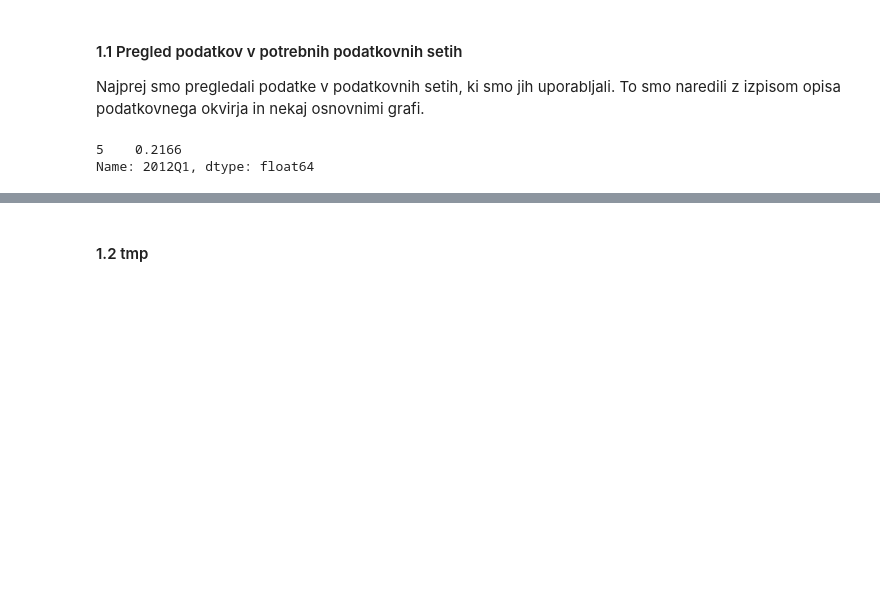
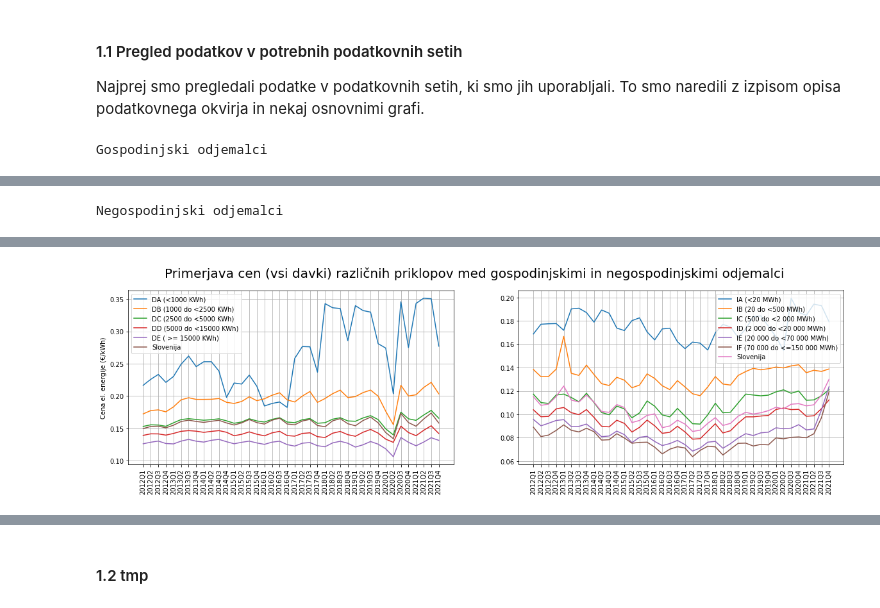
Before and after one commit to cugalord/PR21_NVZ-LS-BK-NZ, a Jupyter notebook: src/price_comparison.ipynb, the cells around one changed output, grey strips where cells are left out. Cells and saved outputs as stored; diff of their text form; code cells hidden in the pictures; blank space fills up the shorter version.

```diff
--- a/src/price_comparison.ipynb
+++ b/src/price_comparison.ipynb
@@ -11,23 +11,64 @@ from reading import data_extraction as de
 import matplotlib.pyplot as plt
 import numpy as np
 import pandas as pd
-from collections import defaultdict
 
 household_prices = de.read('../data/Cene el. energije za gospodinjske odjemalce.csv')
+nonhousehold_prices = de.read('../data/Cene el. energije za negospodinjske odjemalce.csv')
+hp = dict()
+nhp = dict()
 
-#print(household_prices.describe())
+display_side_by_side(household_prices.describe(), nonhousehold_prices.describe(), titles=['Gospodinjski odjemalci', 'Negospodinjski odjemalci'])
 
-hp = dict()
-
+# Prepare dicts of household prices and non household prices. These dicts
+# are used to plot how the prices change over time.
+# Key: user group, value: dict of key(quarter) and value(price)
 for value in household_prices['STANDARDNA PORABNIŠKA SKUPINA (LETNA PORABA)']:
     if value not in hp:
         hp[value] = dict()
 
+for value in nonhousehold_prices['STANDARDNA PORABNIŠKA SKUPINA (LETNA PORABA)']:
+    if value not in nhp:
+        nhp[value] = dict()
+
+# Fill dicts with prices for each user group and quarter, thus symulating a matrix.
+# Prices include all taxes.
 for column in household_prices.columns[2:]:
     for key, value in hp.items():
-        hp[key][column] = household_prices[column][household_prices['STANDARDNA PORABNIŠKA SKUPINA (LETNA PORABA)'] == key][household_prices['CENA'] == 'Z vsemi davki']
+        hp[key][column] = household_prices[column][household_prices['STANDARDNA PORABNIŠKA SKUPINA (LETNA PORABA)'] == key][household_prices['CENA'] == 'Z vsemi davki'].tolist()[0]
 
-print(hp['DA (<1000 KWh)']['2012Q1'])
+for column in nonhousehold_prices.columns[2:]:
+    for key, value in nhp.items():
+        nhp[key][column] = nonhousehold_prices[column][nonhousehold_prices['STANDARDNA PORABNIŠKA SKUPINA (LETNA PORABA)'] == key][nonhousehold_prices['CENA'] == 'Z vsemi davki'].tolist()[0]
+
+# Flatten the internal dicts for use in plotting.
+hits = dict()
+for key, value in hp.items():
+    hits[key] = list(value.values())
+
+nhits = dict()
+for key, value in nhp.items():
+    nhits[key] = list(value.values())
+
+# Get quarter names.
+quarters = [x for x in [y for y in hp.values()][0].keys()]
+
+# Plot data.
+plt.figure(figsize=(20, 5))
+plt.suptitle("Primerjava cen (vsi davki) različnih priklopov med gospodinjskimi in negospodinjskimi odjemalci", fontsize=20)
+plt.subplot(1, 2, 1)
+plt.xticks(rotation=90)
+plt.ylabel("Cena el. energije (€/kWh)")
+plt.grid()
+for key, value in hits.items():
+    plt.plot(quarters, value, label=key)
+plt.legend()
+
+plt.subplot(1, 2, 2)
+plt.xticks(rotation=90)
+plt.grid()
+for key, value in nhits.items():
+    plt.plot(quarters, value, label=key)
+plt.legend()
+plt.show()
 # %% [output]
-5    0.2166
-Name: 2012Q1, dtype: float64
+Gospodinjski odjemalci
@@ -33,0 +84 @@ Name: 2012Q1, dtype: float64
+Negospodinjski odjemalci
@@ -33,0 +94 @@ Name: 2012Q1, dtype: float64
+[figure, added]
```
Also changed, not shown: parts of 5 cells of this notebook.
